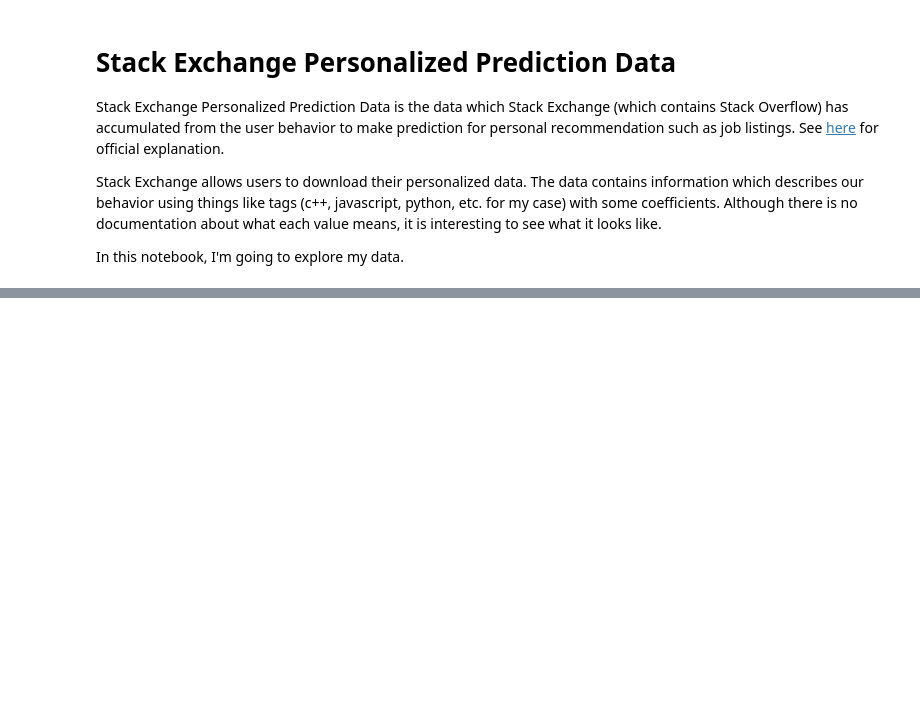
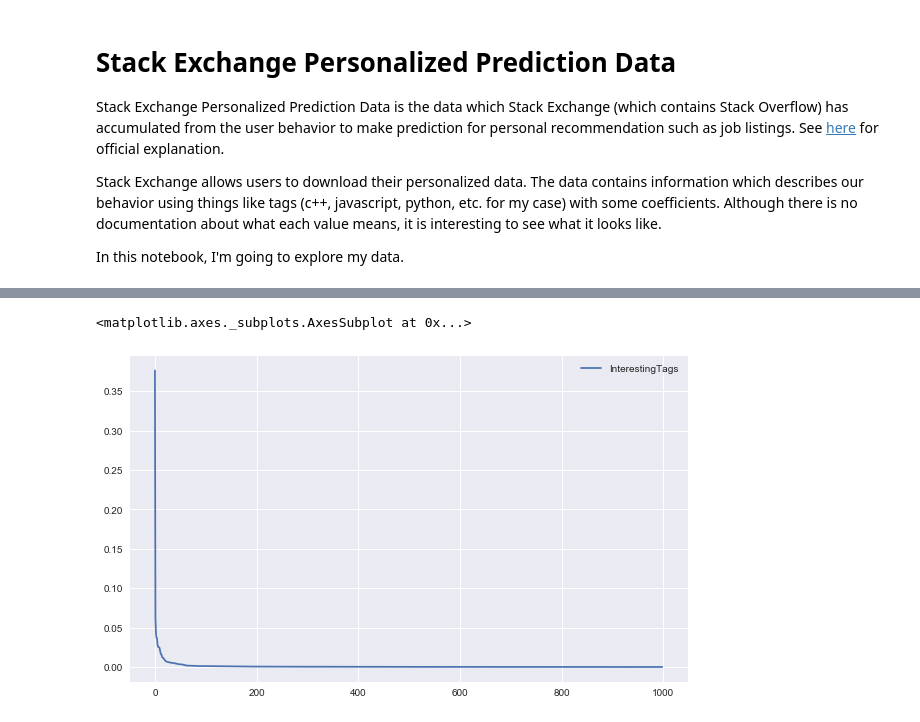
Before and after one commit to TomoyukiAota/stack-exchange-personalized-prediction-data, a Jupyter notebook: analysis-of-data.ipynb, the cells around one changed output, grey strips where cells are left out. Saved outputs shown, nothing was run; the diff lists cells and outputs as text; code cells hidden in the pictures; blank space fills up the shorter version.

```diff
--- a/analysis-of-data.ipynb
+++ b/analysis-of-data.ipynb
@@ -20,0 +92,8 @@ sns.set()
+# %%
+interesting_tags_json = data_json['Data']['InterestingTags']['stackoverflow.com']
+# %%
+interesting_tags_df = pd.DataFrame(
+                    data=list(interesting_tags_json.values()),
+                    index=list(interesting_tags_json.keys()),
+                    columns=['InterestingTags']
+               )
@@ -20,0 +141,3 @@ sns.set()
+# %%
+sorted_interesting_tags_df = interesting_tags_df.sort_values(
+    by='InterestingTags', ascending=False)
@@ -20,0 +153,5 @@ sns.set()
+# %%
+sorted_interesting_tags_df.reset_index().plot.line(figsize=(10, 6))
+# %% [output]
+<matplotlib.axes._subplots.AxesSubplot at 0x...>
+[figure, added]
```
Also changed, not shown: parts of 52 cells of this notebook.
